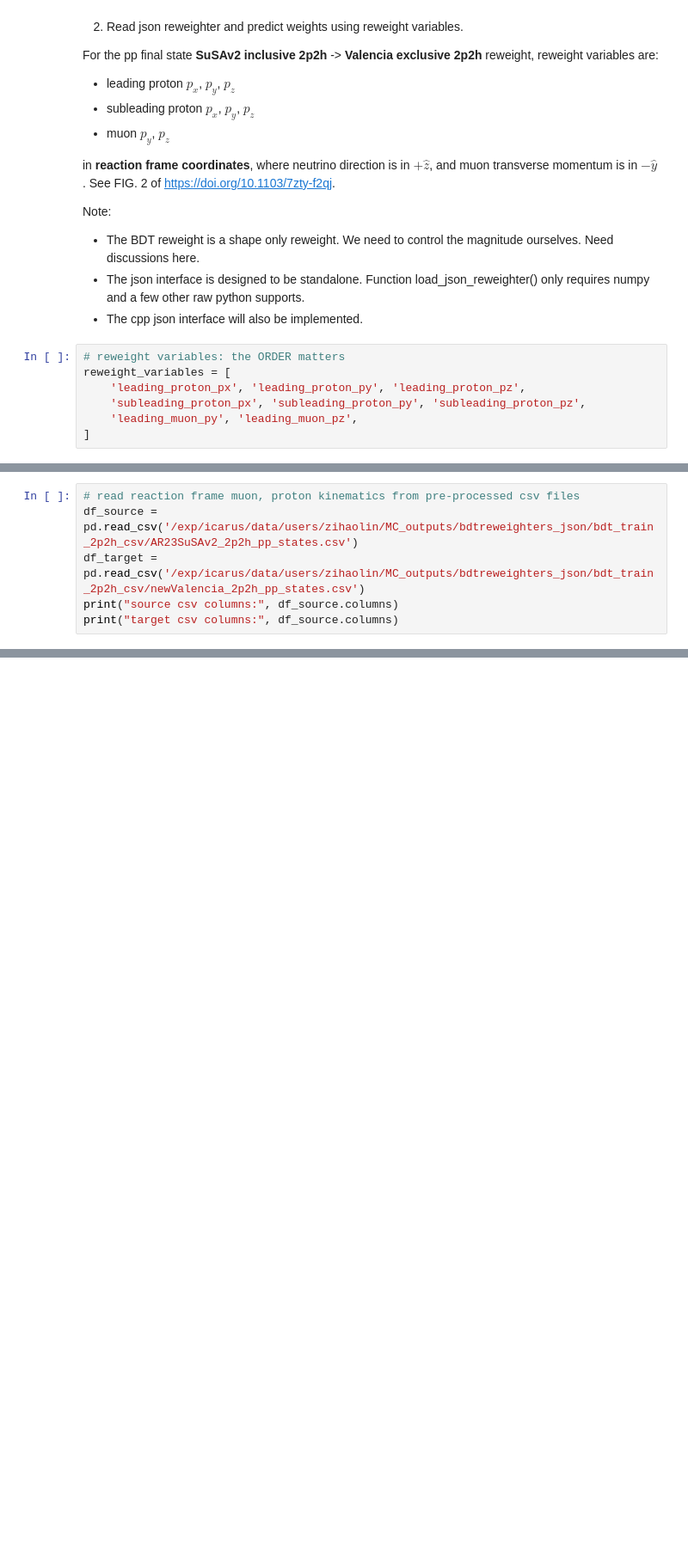
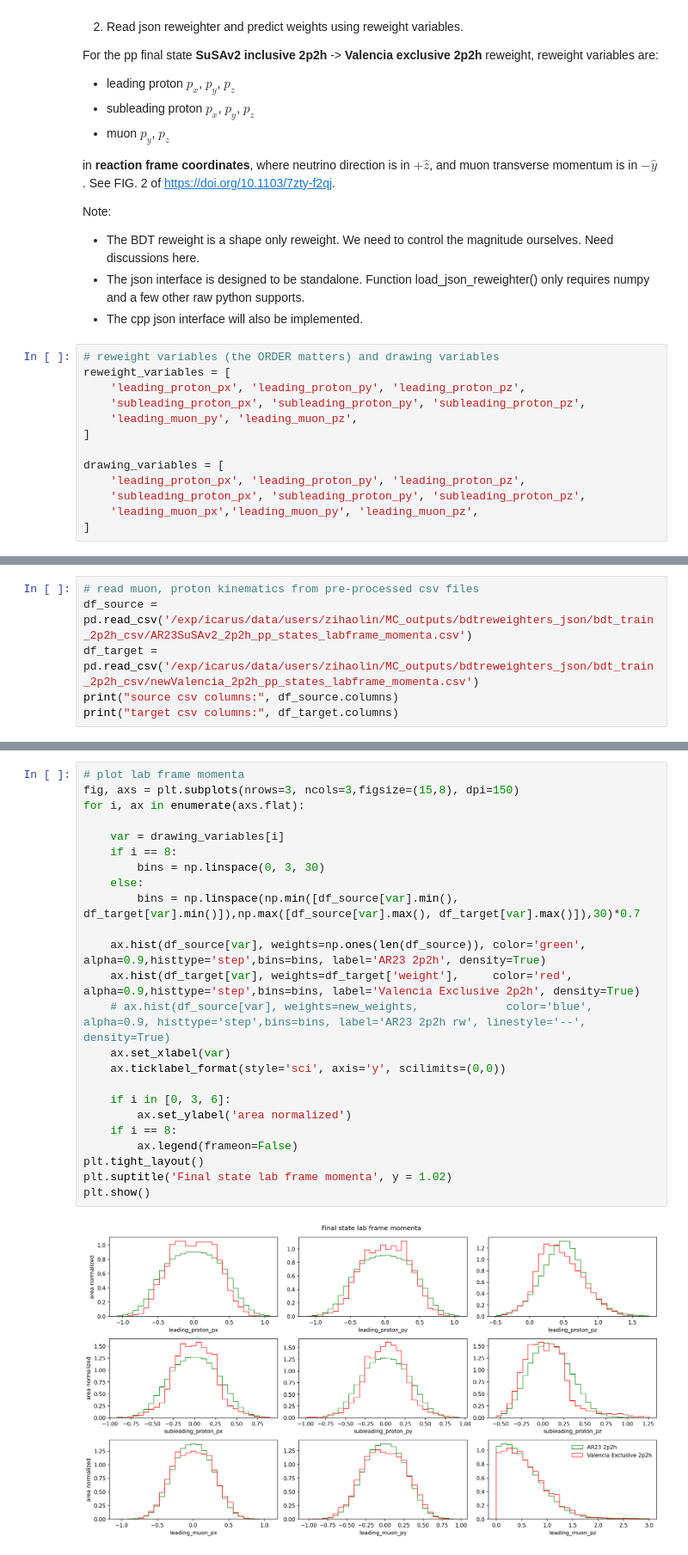
Before and after one commit to zihaolin2000/BDTReweight, a Jupyter notebook: examples/ICARUS_BNB_C12_2p2h_BDT_test.ipynb, the cells around one changed output, grey strips where cells are left out. Shown at 86% size. Cells and saved outputs as stored; diff of their text form; blank space fills up the shorter version.

Commit message:
Update example, read lab frame kinematics and convert to reaction plane frame kinematics. Made plots to show the differences.

```diff
--- a/examples/ICARUS_BNB_C12_2p2h_BDT_test.ipynb
+++ b/examples/ICARUS_BNB_C12_2p2h_BDT_test.ipynb
@@ -30,9 +30,15 @@ Note:
 * The json interface is designed to be standalone. Function load_json_reweighter() only requires numpy and a few other raw python supports.
 * The cpp json interface will also be implemented.
 # %%
-# reweight variables: the ORDER matters
+# reweight variables (the ORDER matters) and drawing variables
 reweight_variables = [
     'leading_proton_px', 'leading_proton_py', 'leading_proton_pz',
     'subleading_proton_px', 'subleading_proton_py', 'subleading_proton_pz',
     'leading_muon_py', 'leading_muon_pz',
 ]
+
+drawing_variables = [
+    'leading_proton_px', 'leading_proton_py', 'leading_proton_pz',
+    'subleading_proton_px', 'subleading_proton_py', 'subleading_proton_pz',
+    'leading_muon_px','leading_muon_py', 'leading_muon_pz',
+]
@@ -42,9 +45,9 @@ reweighter = load_json_reweighter('/exp/icarus/data/users/zihaolin/MC_outputs/bd
 # %%
-# read reaction frame muon, proton kinematics from pre-processed csv files
-df_source = pd.read_csv('/exp/icarus/data/users/zihaolin/MC_outputs/bdtreweighters_json/bdt_train_2p2h_csv/AR23SuSAv2_2p2h_pp_states.csv')
-df_target = pd.read_csv('/exp/icarus/data/users/zihaolin/MC_outputs/bdtreweighters_json/bdt_train_2p2h_csv/newValencia_2p2h_pp_states.csv')
+# read muon, proton kinematics from pre-processed csv files
+df_source = pd.read_csv('/exp/icarus/data/users/zihaolin/MC_outputs/bdtreweighters_json/bdt_train_2p2h_csv/AR23SuSAv2_2p2h_pp_states_labframe_momenta.csv')
+df_target = pd.read_csv('/exp/icarus/data/users/zihaolin/MC_outputs/bdtreweighters_json/bdt_train_2p2h_csv/newValencia_2p2h_pp_states_labframe_momenta.csv')
 print("source csv columns:", df_source.columns)
-print("target csv columns:", df_source.columns)
+print("target csv columns:", df_target.columns)
 # %% [output]
 source csv columns: Index(['init_neutrino_E', 'leading_muon_px', 'leading_muon_py',
        'leading_muon_pz', 'leading_proton_px', 'leading_proton_py',
@@ -58 +61,27 @@ target csv columns: Index(['init_neutrino_E', 'leading_muon_px', 'leading_muon_p
       dtype='object')
+# %%
+# plot lab frame momenta
+fig, axs = plt.subplots(nrows=3, ncols=3,figsize=(15,8), dpi=150)
+for i, ax in enumerate(axs.flat):
+
+    var = drawing_variables[i]
+    if i == 8:
+        bins = np.linspace(0, 3, 30)
+    else:
+        bins = np.linspace(np.min([df_source[var].min(), df_target[var].min()]),np.max([df_source[var].max(), df_target[var].max()]),30)*0.7
+
+    ax.hist(df_source[var], weights=np.ones(len(df_source)), color='green', alpha=0.9,histtype='step',bins=bins, label='AR23 2p2h', density=True)
+    ax.hist(df_target[var], weights=df_target['weight'],     color='red', alpha=0.9,histtype='step',bins=bins, label='Valencia Exclusive 2p2h', density=True)
+    # ax.hist(df_source[var], weights=new_weights,             color='blue', alpha=0.9, histtype='step',bins=bins, label='AR23 2p2h rw', linestyle='--', density=True)
+    ax.set_xlabel(var)
+    ax.ticklabel_format(style='sci', axis='y', scilimits=(0,0))
+
+    if i in [0, 3, 6]:
+        ax.set_ylabel('area normalized')
+    if i == 8:
+        ax.legend(frameon=False)
+plt.tight_layout()
+plt.suptitle('Final state lab frame momenta', y = 1.02)
+plt.show()
+# %% [output]
+[figure, added]
```
Also changed, not shown: parts of 9 cells of this notebook.
